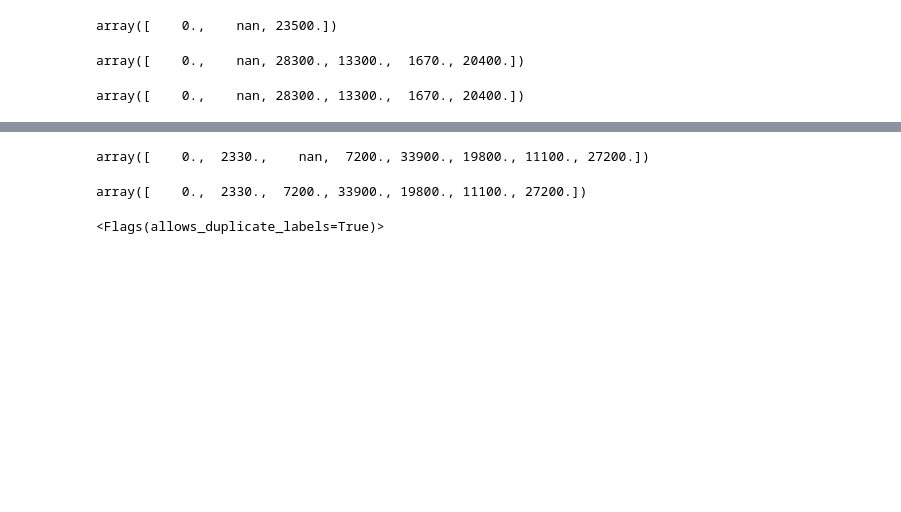
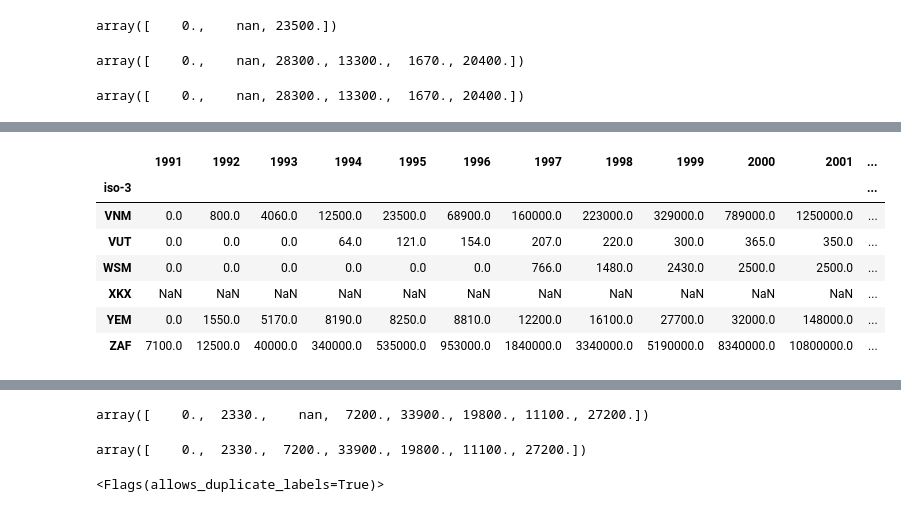
Before and after one commit to totatorbj/su-mt4007, a Jupyter notebook: HW3/HW3_investigation.ipynb, the cells around one changed output, grey strips where cells are left out. Cells and saved outputs as stored; diff of their text form; code cells hidden in the pictures; blank space fills up the shorter version.

```diff
--- a/HW3/HW3_investigation.ipynb
+++ b/HW3/HW3_investigation.ipynb
@@ -1037,3 +1095,7 @@ interpolated_cell_phones_total_data_df[['1975', '1976','1977', '1978','1979']] =
+# %%
+interpolated_cell_phones_total_data_df['1978'] = cell_phones_total_data_df['1978'].interpolate()
+# %%
+interpolated_cell_phones_total_data_df['1979'] = cell_phones_total_data_df['1979'].interpolate()
 # %%
 interpolated_cell_phones_total_data_df['1978'].unique()
 # %% [output]
@@ -1115,5 +1180,5 @@ def suffix_number_strings(x):
 # %%
-mapped_interpolated_cell_phones_total_data_df = interpolated_cell_phones_total_data_df.map(suffix_number_strings)
+mapped_interpolated_cell_phones_total_data_df = interpolated_cell_phones_total_data_df.copy()
 # %%
 mapped_interpolated_cell_phones_total_data_df.loc['FIN', '1980']
 # %% [output]
@@ -1120,0 +1186,2 @@ np.float64(23500.0)
+# %%
+mapped_interpolated_cell_phones_total_data_df = mapped_interpolated_cell_phones_total_data_df.map(suffix_number_strings)
@@ -1187,0 +1378,11 @@ array([    0., 28300., 13300.,  1670., 20400.])
+# %%
+mapped_interpolated_cell_phones_total_data_df.loc['VNM':'ZAF', '1991':'2009']
+# %% [output]
+|  | 1991 | 1992 | 1993 | 1994 | 1995 | 1996 | 1997 | 1998 | 1999 | 2000 | 2001 | ... |
+| iso-3 |  |  |  |  |  |  |  |  |  |  |  | ... |
+| VNM | 0.0 | 800.0 | 4060.0 | 12500.0 | 23500.0 | 68900.0 | 160000.0 | 223000.0 | 329000.0 | 789000.0 | 1250000.0 | ... |
+| VUT | 0.0 | 0.0 | 0.0 | 64.0 | 121.0 | 154.0 | 207.0 | 220.0 | 300.0 | 365.0 | 350.0 | ... |
+| WSM | 0.0 | 0.0 | 0.0 | 0.0 | 0.0 | 0.0 | 766.0 | 1480.0 | 2430.0 | 2500.0 | 2500.0 | ... |
+| XKX | NaN | NaN | NaN | NaN | NaN | NaN | NaN | NaN | NaN | NaN | NaN | ... |
+| YEM | 0.0 | 1550.0 | 5170.0 | 8190.0 | 8250.0 | 8810.0 | 12200.0 | 16100.0 | 27700.0 | 32000.0 | 148000.0 | ... |
+| ZAF | 7100.0 | 12500.0 | 40000.0 | 340000.0 | 535000.0 | 953000.0 | 1840000.0 | 3340000.0 | 5190000.0 | 8340000.0 | 10800000.0 | ... |
```
Also changed, not shown: parts of 66 cells of this notebook.
